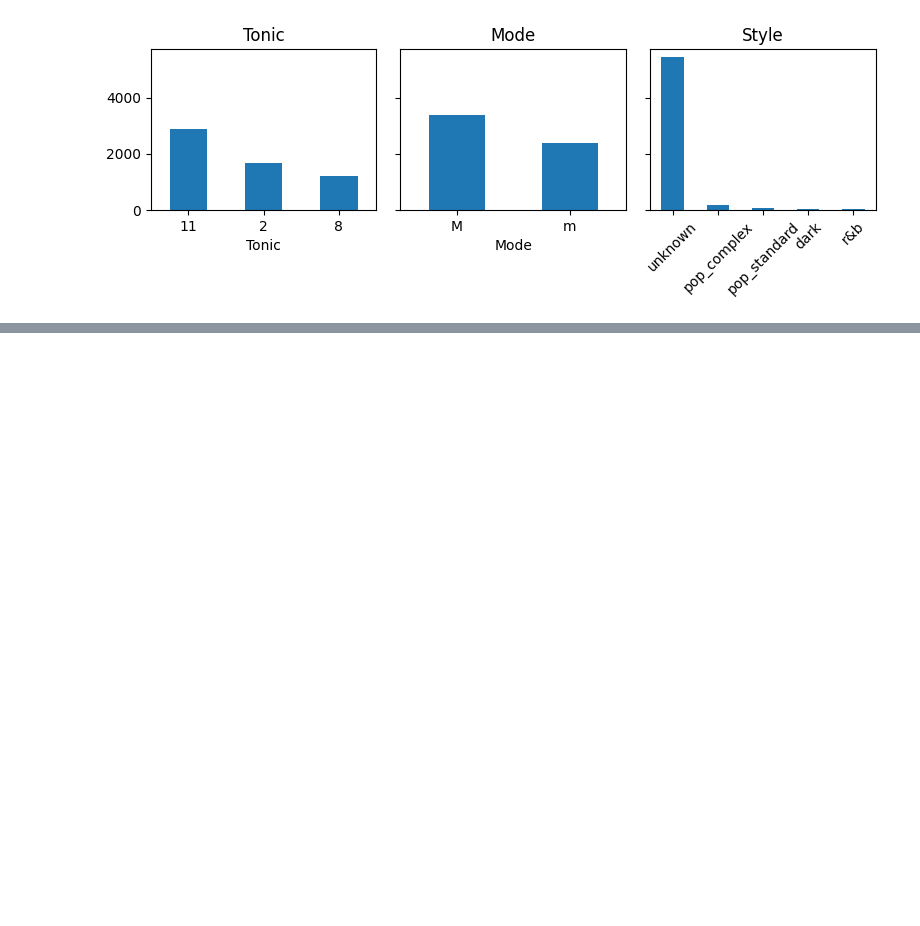
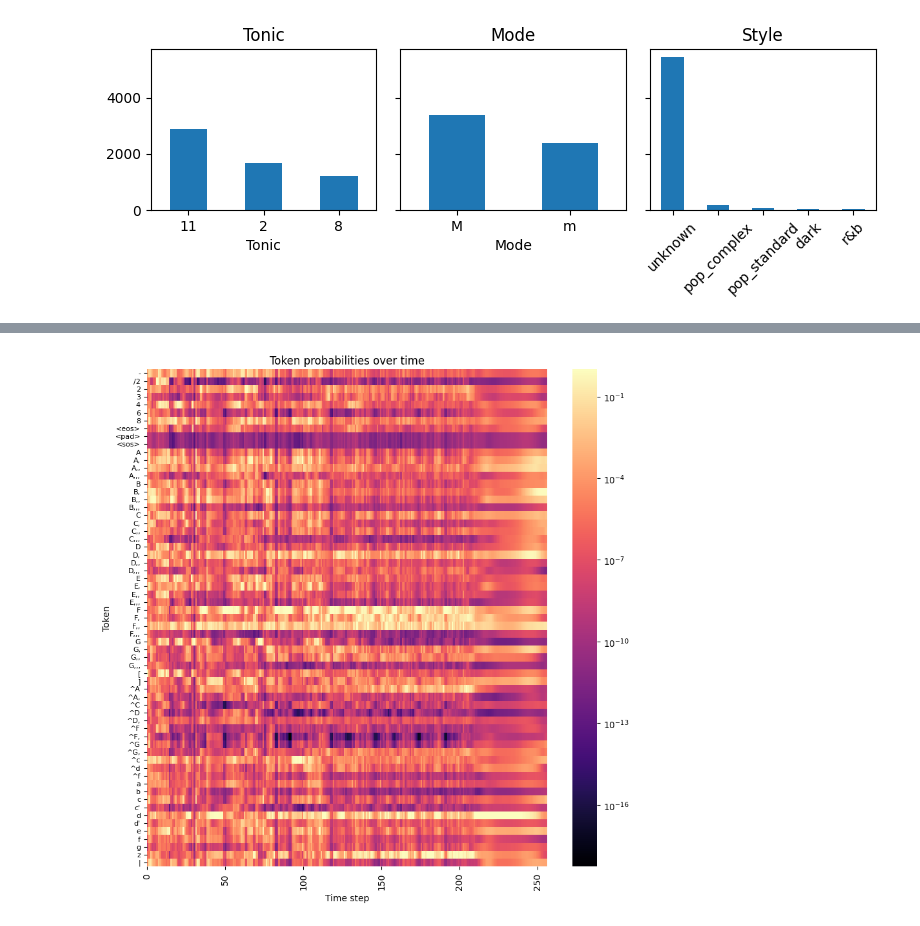
Before and after one commit to amerotz/deep_learning_project, a Jupyter notebook: plotting.ipynb, the cells around one changed output, grey strips where cells are left out. Saved outputs shown, nothing was run; the diff lists cells and outputs as text; code cells hidden in the pictures; blank space fills up the shorter version.

```diff
--- a/plotting.ipynb
+++ b/plotting.ipynb
@@ -163,0 +464,25 @@ plt.show()
+# %%
+from matplotlib.colors import LogNorm
+
+# save probs as a dataframe
+df = pd.DataFrame(probs, index=token_names, columns=range(probs.shape[1]))
+
+# sort the rows of the dataframe by the indices alphabetical order
+df = df.sort_index()
+
+# plot the dataframe as a seaborn heatmap
+# make the cmap on a log scale
+sns.heatmap(df, cmap="magma", yticklabels=True, xticklabels=True, norm=LogNorm())
+# only show each 50th time step, with the first time step at 0
+plt.xticks(range(0, probs.shape[1], 50))
+plt.gca().set_xticklabels(range(0, probs.shape[1], 50))
+# also label the x-axis with the time step
+
+# make the y-axis font smaller
+plt.yticks(fontsize=8)
+plt.ylabel("Token")
+plt.xlabel("Time step")
+plt.title("Token probabilities over time")
+plt.gcf().set_size_inches(10, 10)
+# %% [output]
+[figure, added]
```
Also changed, not shown: parts of 18 cells of this notebook.
